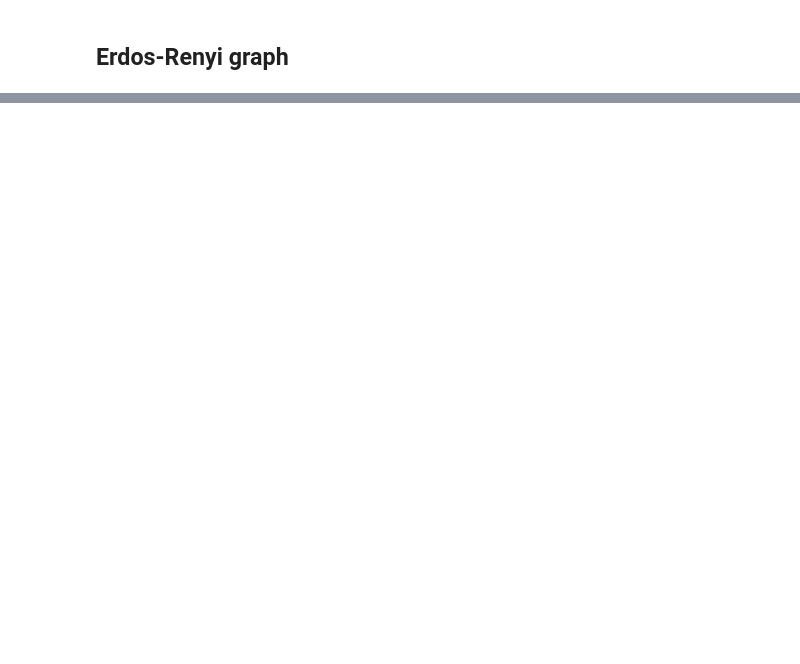
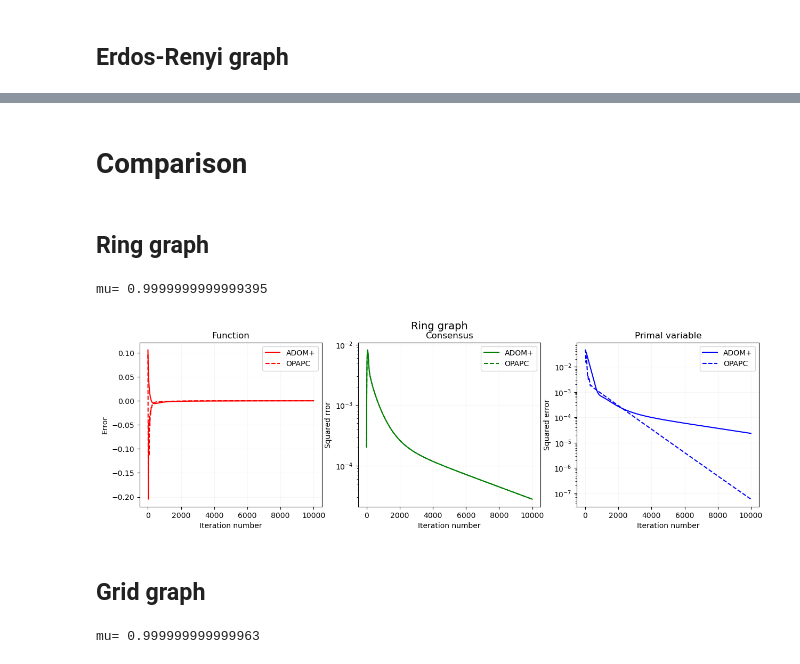
Before and after one commit to kisnikser/Decentralized-Optimization, a Jupyter notebook: consensus/test.ipynb, the cells around one changed output, grey strips where cells are left out. Saved outputs shown, nothing was run; the diff lists cells and outputs as text; code cells hidden in the pictures; blank space fills up the shorter version.

Commit message:
ADOM+ and OPAPC comparison

```diff
--- a/consensus/test.ipynb
+++ b/consensus/test.ipynb
@@ -34,6 +37,39 @@ def plot_results(f_err, cons_err, dist, method=None, graph_model=None):
     ax[2].grid(alpha=0.1)
 
     plt.suptitle(graph_model, fontsize=14)
+# %%
+def plot_results_comparison(f_err1, f_err2, cons_err1, cons_err2, dist1, dist2, method1=None, method2=None, graph_model=None):
+
+    fig, ax = plt.subplots(1, 3, figsize=(15, 4))
+
+    ax[0].plot(f_err1, color='red', label=method1)
+    ax[0].plot(f_err2, color='red', linestyle='dashed', label=method2)
+    ax[0].legend()
+    #ax[0].yscale('log')
+    ax[0].set_title("Function")
+    ax[0].set_xlabel("Iteration number")
+    ax[0].set_ylabel("Error")
+    ax[0].grid(alpha=0.1)
+
+    ax[1].plot(cons_err1, color='green', label=method1)
+    ax[1].plot(cons_err1, color='green', linestyle='dashed', label=method2)
+    ax[1].legend()
+    ax[1].set_yscale('log')
+    ax[1].set_title("Consensus")
+    ax[1].set_xlabel("Iteration number")
+    ax[1].set_ylabel("Squared rror")
+    ax[1].grid(alpha=0.1)
+
+    ax[2].plot(dist1, color='blue', label=method1)
+    ax[2].plot(dist2, color='blue', linestyle='dashed', label=method2)
+    ax[2].legend()
+    ax[2].set_yscale('log')
+    ax[2].set_title("Primal variable")
+    ax[2].set_xlabel("Iteration number")
+    ax[2].set_ylabel("Squared error")
+    ax[2].grid(alpha=0.1)
+
+    plt.suptitle(graph_model, fontsize=14)
 # %% [markdown]
 # ADOM+
 # %%
@@ -104,0 +141,21 @@ plot_results(f_err, cons_err, dist, method='OPAPC', graph_model='Erdos-Renyi gra
+# %% [markdown]
+# Comparison
+# %% [markdown]
+## Ring graph
+# %%
+model = methods.ModelStatic(nodes, dim, graph_model='ring')
+# %% [output]
+mu= 0.9999999999999395
+# %%
+x_f1, y_f1, z_f1, f_err1, cons_err1, dist1 = methods.ADOM_PLUS(iters=10000, model=model)
+x_f2, f_err2, cons_err2, dist2 = methods.OPAPC(iters=10000, model=model)
+# %%
+plot_results_comparison(f_err1, f_err2, cons_err1, cons_err2, dist1, dist2, method1='ADOM+', method2='OPAPC', graph_model='Ring graph')
+# %% [output]
+[figure, added]
+# %% [markdown]
+## Grid graph
+# %%
+model = methods.ModelStatic(nodes, dim, graph_model='grid')
+# %% [output]
+mu= 0.999999999999963
```
Also changed, not shown: parts of 17 cells of this notebook, 1 other file.
